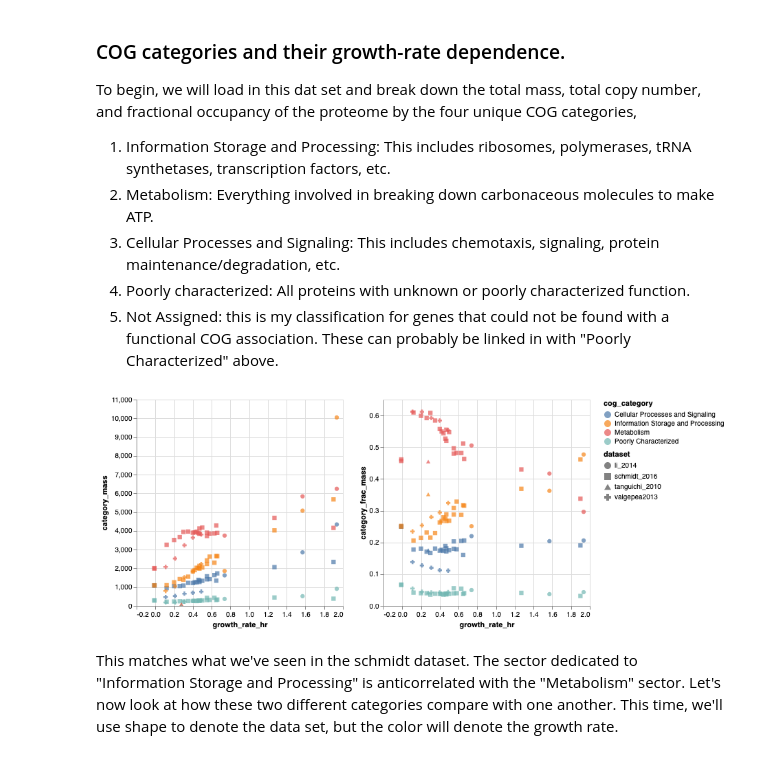
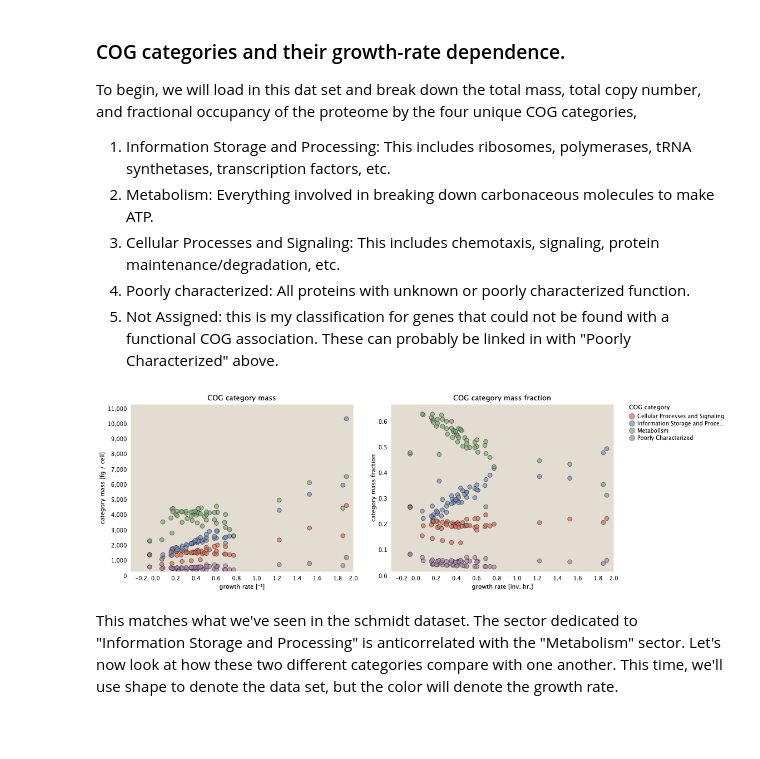
Before and after one commit to RPGroup-PBoC/growth_limits, a Jupyter notebook: code/exploratory/absolute_measurement_comparison.ipynb, the cells around one changed output. Drawn from its saved outputs; the diff is of its cells as text; code cells hidden in the pictures; blank space fills up the shorter version.

```diff
--- a/code/exploratory/absolute_measurement_comparison.ipynb
+++ b/code/exploratory/absolute_measurement_comparison.ipynb
@@ -72,32 +77,43 @@ for g, d in data.groupby(['dataset', 'condition', 'growth_rate_hr']):
                 }, ignore_index=True)
 # %%
 # Define the chart base
-base = alt.Chart(class_fraction, width=300, height=300)
+base = alt.Chart(class_fraction, width=400, height=300)
 
 
 # Add points for the category mass
-tot_mass = base.mark_point(size=40).encode(
-    y='category_mass',
-    x='growth_rate_hr',
-    color='cog_category',
-    fill='cog_category',
-    shape='dataset',
-    tooltip=['dataset', 'condition', 'growth_rate_hr', 'cog_category']
+tot_mass = base.mark_point(size=60
+        ).encode(
+            y=alt.Y('category_mass',
+                    axis=alt.Axis(title='category mass [fg / cell]')),
+            x=alt.X('growth_rate_hr',
+                    axis=alt.Axis(title='growth rate [\u207b\u00b9]')),
+            fill=alt.Color('cog_category', legend=alt.Legend(title='COG category')),
+            tooltip=['dataset', 'condition', 'growth_rate_hr', 'cog_category'],
+            **stroke_defaults
+        ).properties(
+            title='COG category mass'
+        ).interactive()
+
+# Add points for the category fractional mass
+frac_mass = base.mark_point(size=60).encode(
+            y=alt.Y('category_frac_mass',
+                    axis=alt.Axis(title='category mass fraction')),
+            x=alt.X('growth_rate_hr',
+                    axis=alt.Axis(title='growth rate [inv. hr.]')),
+            fill=alt.Color('cog_category', legend=alt.Legend(title='COG category')),
+            tooltip=['dataset', 'condition', 'growth_rate_hr', 'cog_category'],
+            **stroke_defaults
+    ).properties(
+    title='COG category mass fraction'
     ).interactive()
 
-# Add points for the category fractional mass
-frac_mass = base.mark_point(size=40).encode(
-    y='category_frac_mass',
-    x='growth_rate_hr',
-    color='cog_category',
-    fill='cog_category',
-    shape='dataset',
-    tooltip=['dataset', 'condition', 'growth_rate_hr', 'cog_category']
-    ).interactive()
-
-alt.hconcat(tot_mass, frac_mass)
+chart = alt.hconcat(tot_mass, frac_mass)
+chart
+chart.save('../../figures/cog_mass_copynumber.png', scale_factor=2)
-# %% [output]
-[figure, removed]
+# %%
+chart
+# %% [output]
+[figure, added]
 # %% [markdown]
 This matches what we've seen in the schmidt dataset. The sector dedicated to "Information Storage and Processing" is anticorrelated with the "Metabolism" sector. Let's now look at how these two different categories compare with one another. This time, we'll use shape to denote the data set, but the color will denote the growth rate.
 # %%
```
Also changed, not shown: parts of 6 cells of this notebook, 20 other files.
